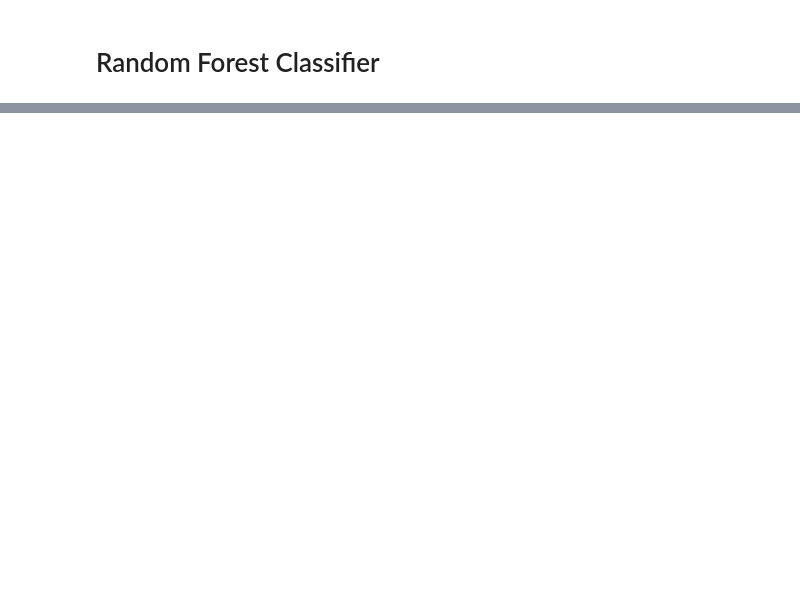
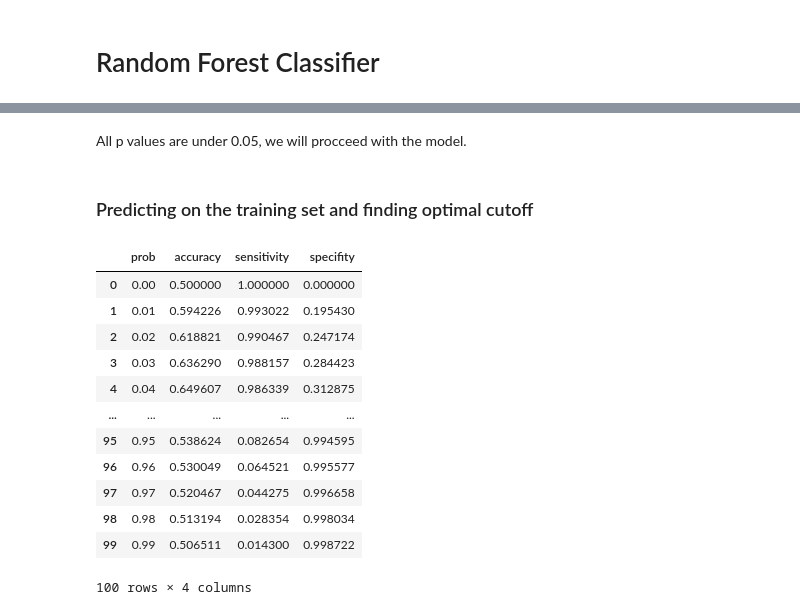
Before and after one commit to kapeesh-kaul/telecom-churn-modeling, a Jupyter notebook: notebook.ipynb, the cells around one changed output, grey strips where cells are left out. Cells and saved outputs as stored; diff of their text form; code cells hidden in the pictures; blank space fills up the shorter version.

```diff
--- a/notebook.ipynb
+++ b/notebook.ipynb
@@ -624,0 +830,8 @@ Fitting 3 folds for each of 162 candidates, totalling 486 fits
+# %%
+# dropping total_rech_amt_8 and checking VIFs again
+X_train_logreg.drop(['total_rech_amt_8'], axis=1, inplace=True)
+vif = pd.DataFrame()
+vif['Features'] = X_train_logreg.columns
+vif['VIF'] = [variance_inflation_factor(X_train_logreg.values, i) for i in range(X_train_logreg.shape[1])]
+vif['VIF'] = round(vif['VIF'], 2)
+vif.sort_values(by='VIF', ascending=False)
@@ -624,0 +915,4 @@ Fitting 3 folds for each of 162 candidates, totalling 486 fits
+# %% [markdown]
+All p values are under 0.05, we will procceed with the model.
+# %% [markdown]
+### Predicting on the training set and finding optimal cutoff
@@ -624,0 +923,21 @@ Fitting 3 folds for each of 162 candidates, totalling 486 fits
+# %%
+y_train_df = pd.DataFrame()
+y_train_df['prob'] = [i/100 for i in range(100)]
+y_train_df['accuracy'] = y_train_df.prob.apply(lambda x: confusion_metrics(confusion_matrix(y_true=y_train, y_pred=cutoff(y_train_prob, x)))['accuracy'])
+y_train_df['sensitivity'] = y_train_df.prob.apply(lambda x: confusion_metrics(confusion_matrix(y_true=y_train, y_pred=cutoff(y_train_prob, x)))['sensitivity'])
+y_train_df['specifity'] = y_train_df.prob.apply(lambda x: confusion_metrics(confusion_matrix(y_true=y_train, y_pred=cutoff(y_train_prob, x)))['specifity'])
+y_train_df
+# %% [output]
+|  | prob | accuracy | sensitivity | specifity |
+| 0 | 0.00 | 0.500000 | 1.000000 | 0.000000 |
+| 1 | 0.01 | 0.594226 | 0.993022 | 0.195430 |
+| 2 | 0.02 | 0.618821 | 0.990467 | 0.247174 |
+| 3 | 0.03 | 0.636290 | 0.988157 | 0.284423 |
+| 4 | 0.04 | 0.649607 | 0.986339 | 0.312875 |
+| ... | ... | ... | ... | ... |
+| 95 | 0.95 | 0.538624 | 0.082654 | 0.994595 |
+| 96 | 0.96 | 0.530049 | 0.064521 | 0.995577 |
+| 97 | 0.97 | 0.520467 | 0.044275 | 0.996658 |
+| 98 | 0.98 | 0.513194 | 0.028354 | 0.998034 |
+| 99 | 0.99 | 0.506511 | 0.014300 | 0.998722 |
+100 rows × 4 columns
```
Also changed, not shown: parts of 40 cells of this notebook.
